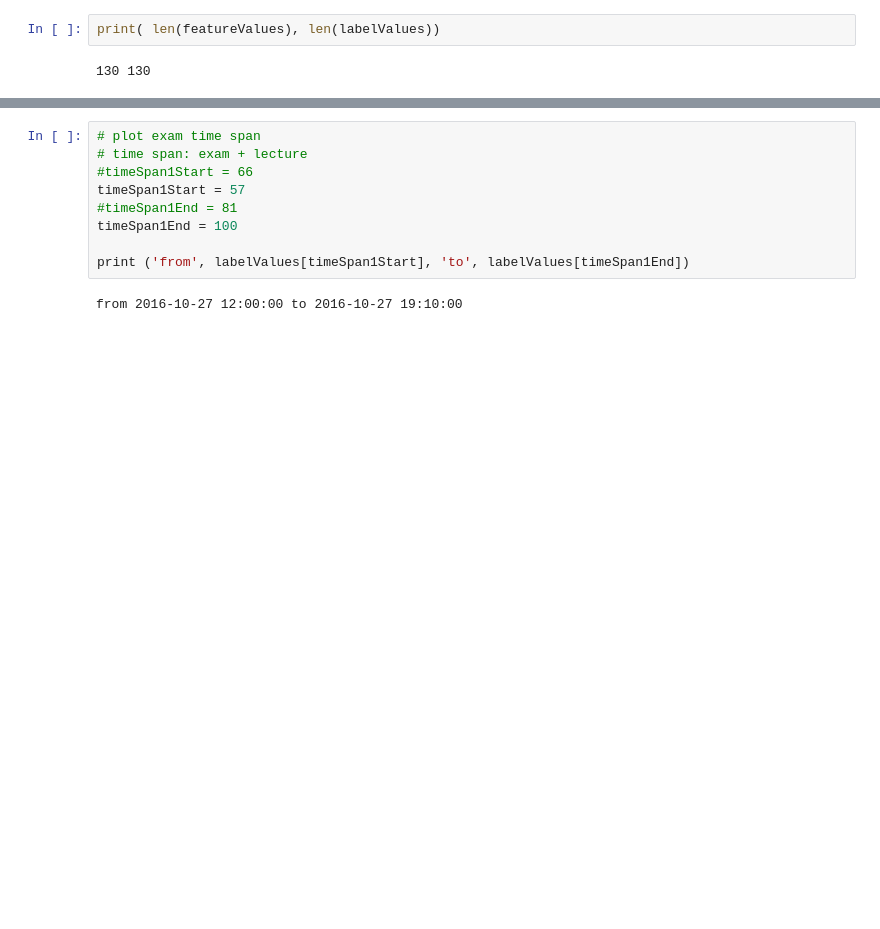
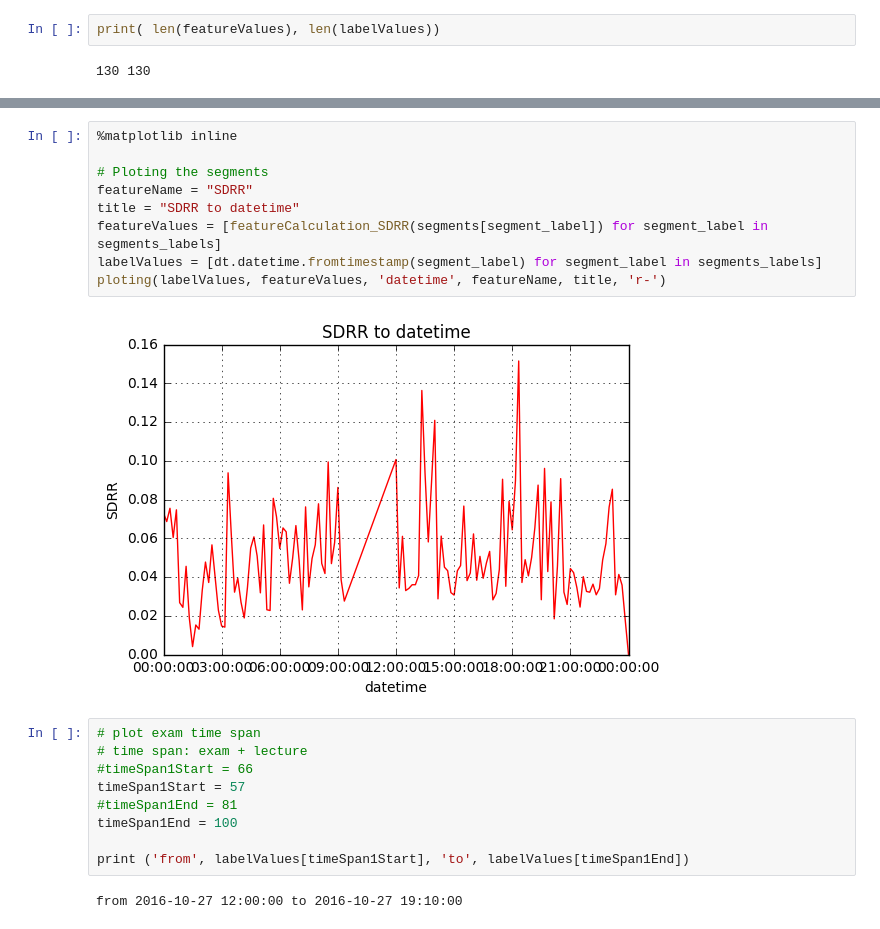
Before and after one commit to ChristianLemke/pda16ws17, a Jupyter notebook: heart rate analysis - Template for Seminar - PDA 16WS17 .ipynb, the cells around one changed output, grey strips where cells are left out. Cells and saved outputs as stored; diff of their text form; blank space fills up the shorter version.

```diff
--- a/heart rate analysis - Template for Seminar - PDA 16WS17 .ipynb
+++ b/heart rate analysis - Template for Seminar - PDA 16WS17 .ipynb
@@ -369,3 +371,14 @@ ploting(labelValues, featureValues, 'datetime', featureName, title, 'b-')
+# %%
+%matplotlib inline
+
+# Ploting the segments
+featureName = "SDRR"
+title = "SDRR to datetime"
+featureValues = [featureCalculation_SDRR(segments[segment_label]) for segment_label in segments_labels]
+labelValues = [dt.datetime.fromtimestamp(segment_label) for segment_label in segments_labels]
+ploting(labelValues, featureValues, 'datetime', featureName, title, 'r-')
+# %% [output]
+[figure, added]
 # %%
 # plot exam time span
 # time span: exam + lecture
```
Also changed, not shown: parts of 13 cells of this notebook.
